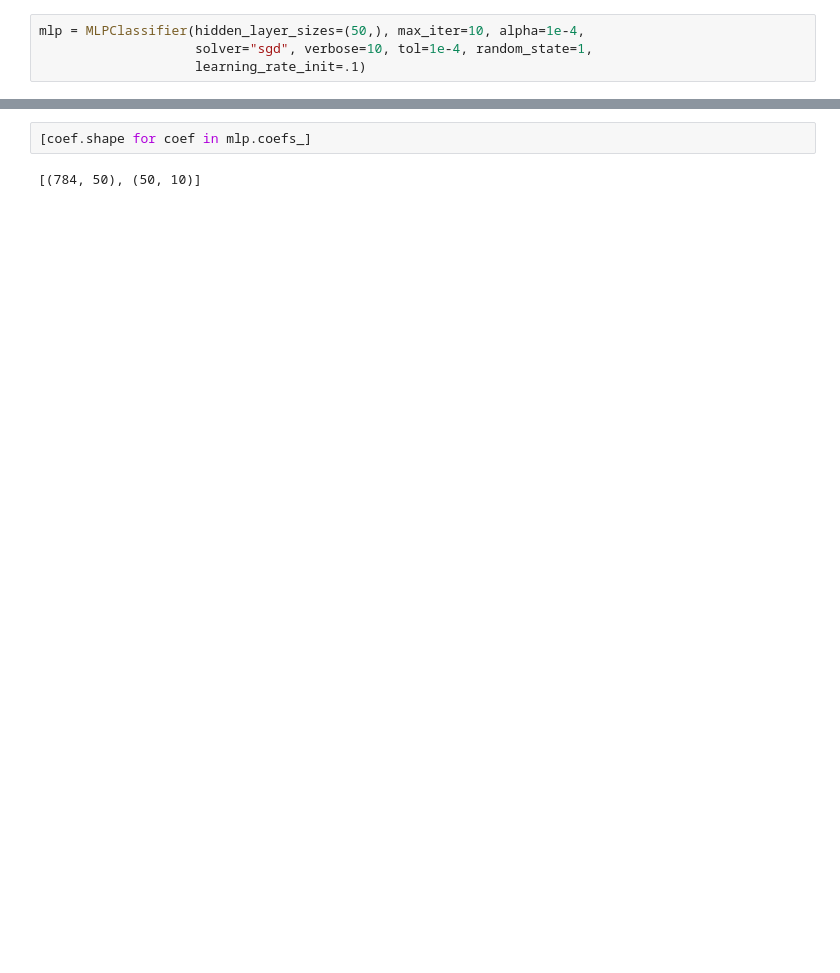
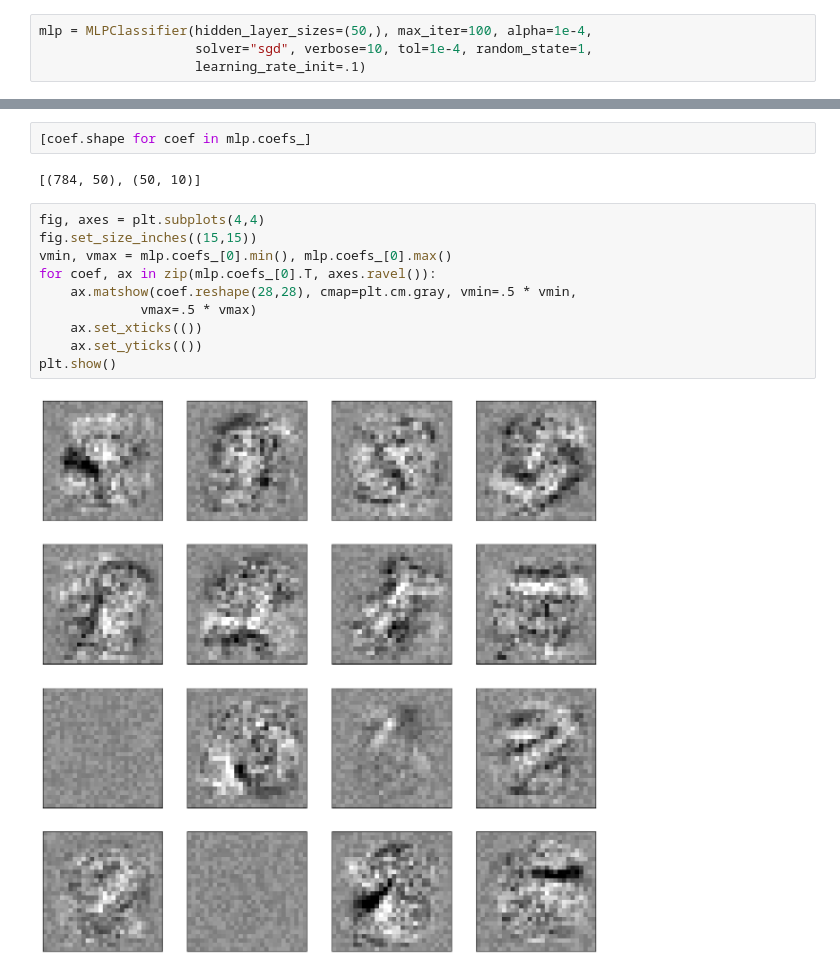
Before and after one commit to n3vrmr/data_studies, a Jupyter notebook: notebooks/NeuralNetworks.ipynb, the cells around one changed output, grey strips where cells are left out. Cells and saved outputs as stored; diff of their text form; blank space fills up the shorter version.

```diff
--- a/notebooks/NeuralNetworks.ipynb
+++ b/notebooks/NeuralNetworks.ipynb
@@ -35,7 +35,7 @@ plt.imshow(orig_X[0].reshape((28,28)), cmap="gray", vmin=0.0, vmax=1.0)
 X_train, X_test = X[:60000], X[60000:]
 y_train, y_test = y[:60000], y[60000:]
 # %%
-mlp = MLPClassifier(hidden_layer_sizes=(50,), max_iter=10, alpha=1e-4,
+mlp = MLPClassifier(hidden_layer_sizes=(50,), max_iter=100, alpha=1e-4,
                     solver="sgd", verbose=10, tol=1e-4, random_state=1,
                     learning_rate_init=.1)
 # %%
@@ -60,3 +64,15 @@ Iteration 10, loss = 0.04645355
 [coef.shape for coef in mlp.coefs_]
 # %% [output]
 [(784, 50), (50, 10)]
+# %%
+fig, axes = plt.subplots(4,4)
+fig.set_size_inches((15,15))
+vmin, vmax = mlp.coefs_[0].min(), mlp.coefs_[0].max()
+for coef, ax in zip(mlp.coefs_[0].T, axes.ravel()):
+    ax.matshow(coef.reshape(28,28), cmap=plt.cm.gray, vmin=.5 * vmin,
+             vmax=.5 * vmax)
+    ax.set_xticks(())
+    ax.set_yticks(())
+plt.show()
+# %% [output]
+[figure, added]
```
Also changed, not shown: parts of 13 cells of this notebook, 2 other files.
